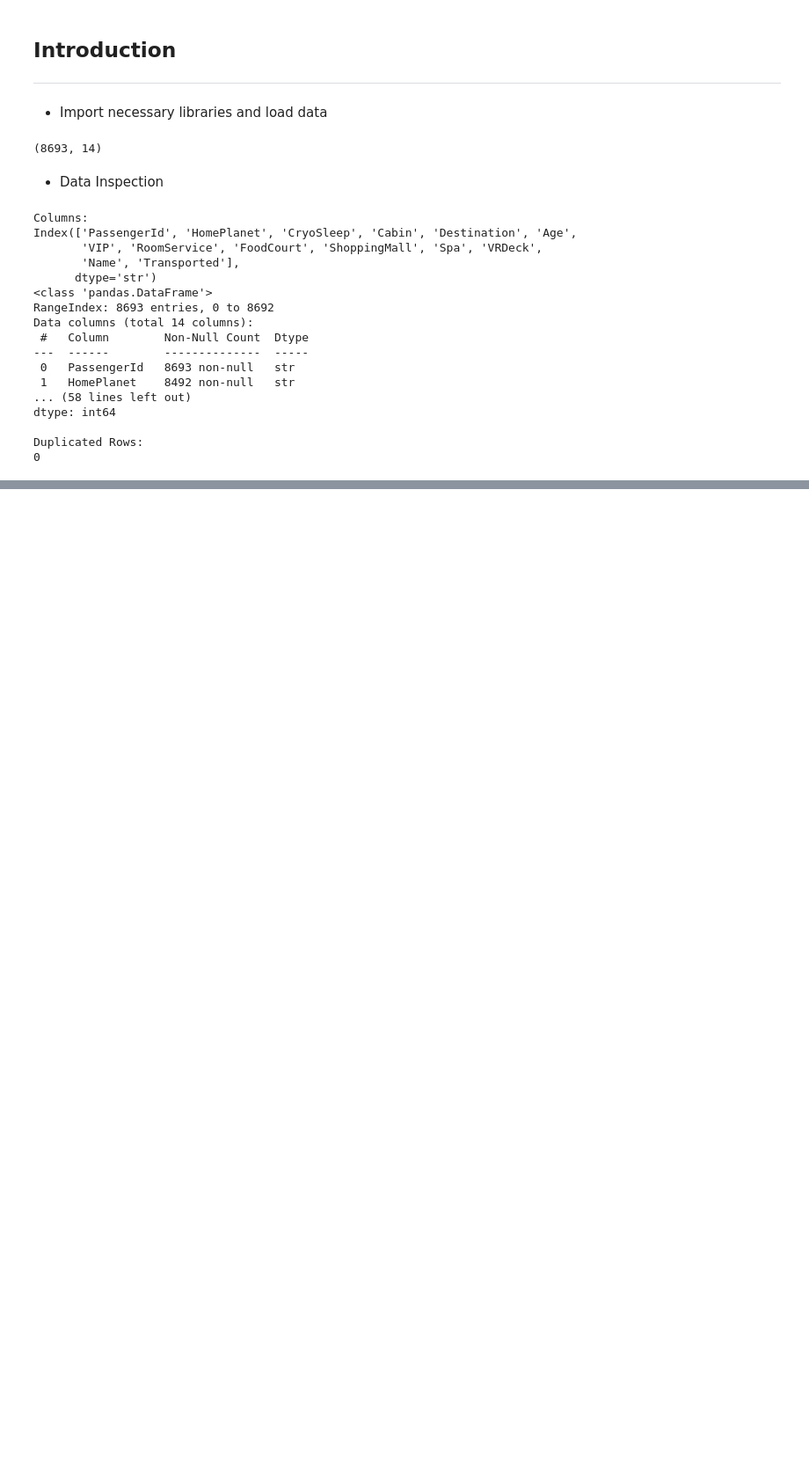
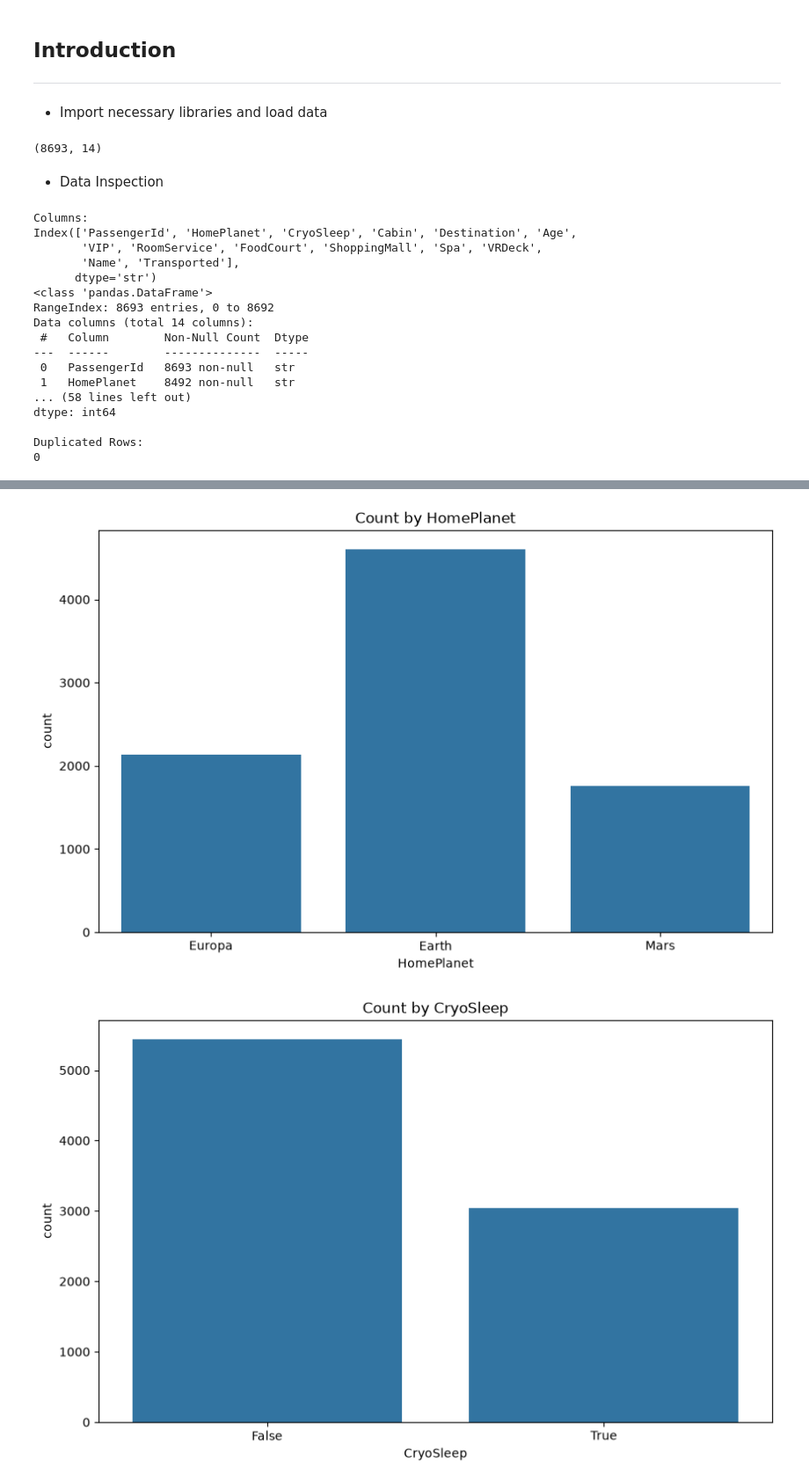
Before and after one commit to divneyrop/data-portfolio, a Jupyter notebook: notebooks/spaceship/eda.ipynb, the cells around one changed output, grey strips where cells are left out. Shown at 88% size. Cells and saved outputs as stored; diff of their text form; code cells hidden in the pictures; blank space fills up the shorter version.

```diff
--- a/notebooks/spaceship/eda.ipynb
+++ b/notebooks/spaceship/eda.ipynb
@@ -43,0 +65,6 @@ Duplicated Rows:
+# %%
+grouped = df[["HomePlanet", "CryoSleep", "Destination", "VIP"]]
+
+for col in grouped:
+    print(f"\nValue Counts for {col}:")
+    print(df[col].value_counts())
@@ -43,0 +89,9 @@ Duplicated Rows:
+# %%
+for col in grouped:
+    plt.figure(figsize=(10, 6))
+    sns.countplot(data=df, x=col)
+    plt.title(f"Count by {col}")
+    plt.show()
+# %% [output]
+[figure, added]
+[figure, added]
```
Also changed, not shown: parts of 10 cells of this notebook.
